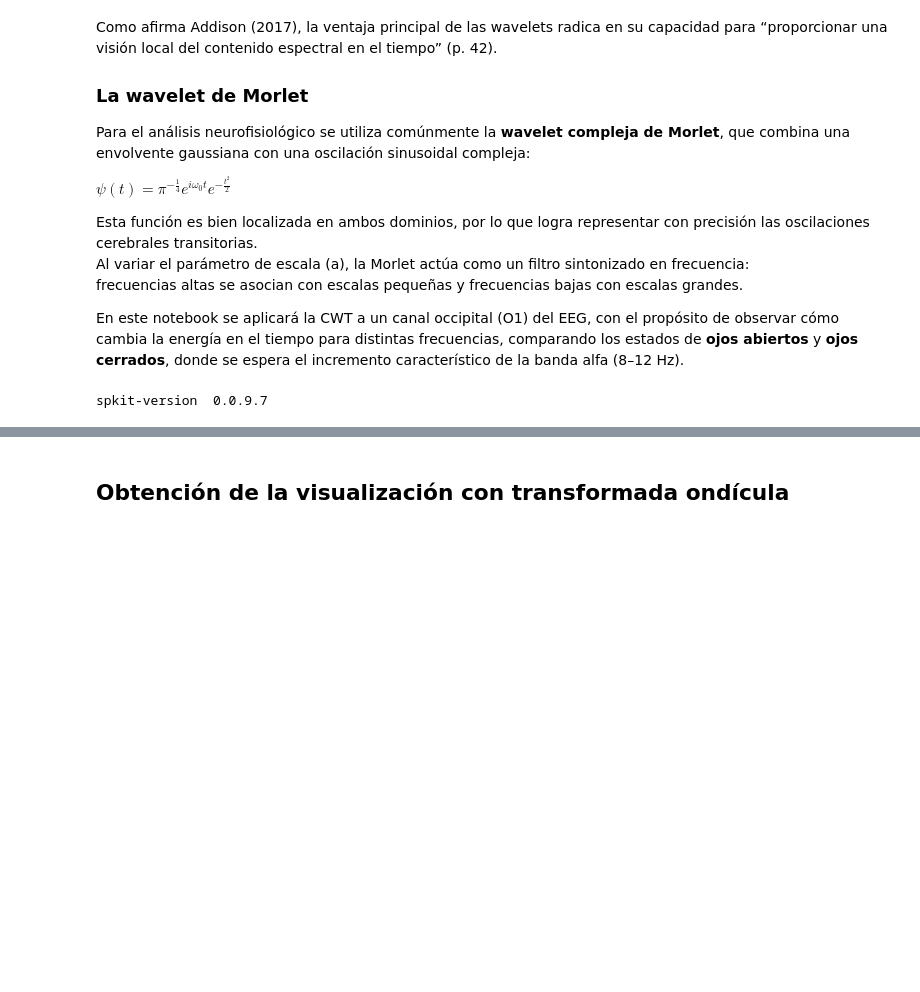
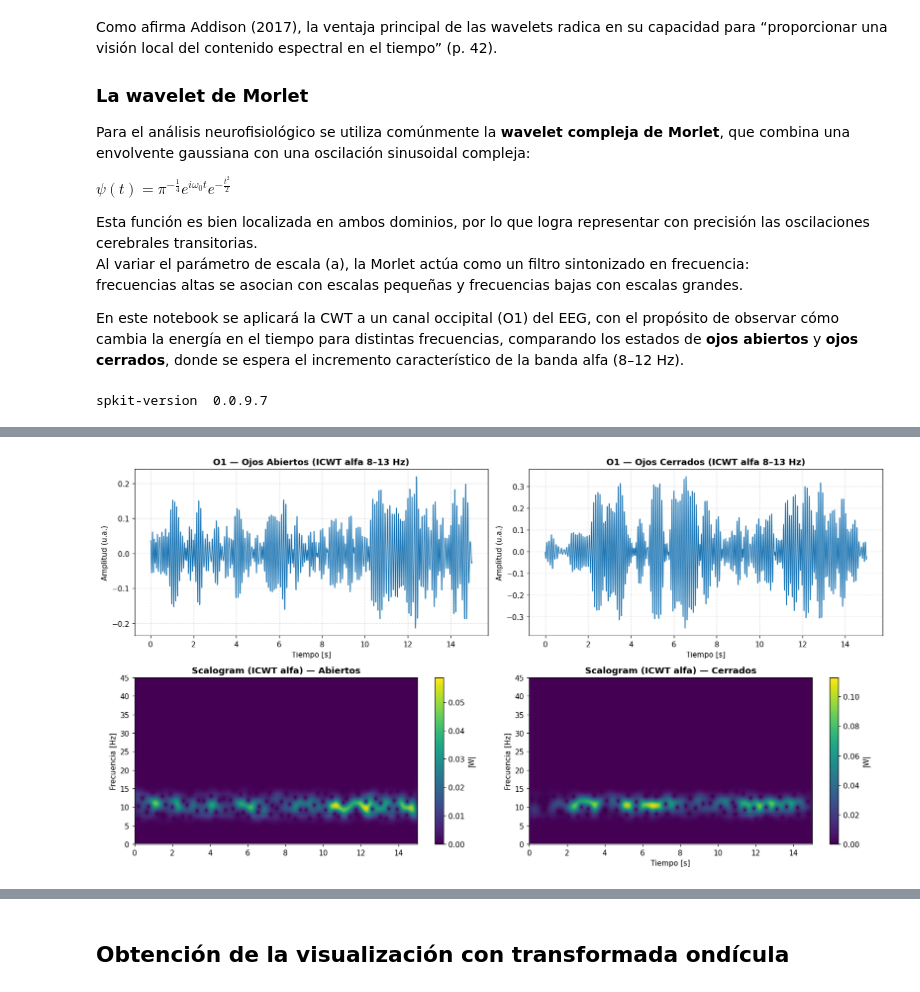
Before and after one commit to vpdiana/DianaTesis, a Jupyter notebook: Notebooks/PPN organizado/N5w.ipynb, the cells around one changed output, grey strips where cells are left out. Saved outputs shown, nothing was run; the diff lists cells and outputs as text; code cells hidden in the pictures; blank space fills up the shorter version.

```diff
--- a/Notebooks/PPN organizado/N5w.ipynb
+++ b/Notebooks/PPN organizado/N5w.ipynb
@@ -85,3 +414,51 @@ for i in range (0,14):
+# %%
+# ============================================
+# 5.12 Señal reconstruida (alfa) + escalograma de verificación
+# ============================================
+
+fig, axes = plt.subplots(2, 2, figsize=(15, 8), dpi=110)
+
+# Señal temporal filtrada en alfa — Ojos Abiertos
+axes[0,0].plot(t_ab, iwave_abiertos, lw=1.1)
+axes[0,0].set_title("O1 — Ojos Abiertos (ICWT alfa 8–13 Hz)", fontweight='bold')
+axes[0,0].set_xlabel("Tiempo [s]"); axes[0,0].set_ylabel("Amplitud (u.a.)")
+axes[0,0].grid(ls='--', alpha=0.4)
+
+# Señal temporal filtrada en alfa — Ojos Cerrados
+axes[0,1].plot(t_ce, iwave_cerrados, lw=1.1)
+axes[0,1].set_title("O1 — Ojos Cerrados (ICWT alfa 8–13 Hz)", fontweight='bold')
+axes[0,1].set_xlabel("Tiempo [s]"); axes[0,1].set_ylabel("Amplitud (u.a.)")
+axes[0,1].grid(ls='--', alpha=0.4)
+
+# Para corroborar que la reconstrucción retiene energía principalmente en alfa,
+# hacemos un scalogram rápido sobre la iwave reconstruida (como en tu N5w).
+sig_verif = np.linspace(0.1, 45.0, 128 * 45)
+
+# Escalograma de la iwave — Abiertos
+XWa_ab, Sa_ab = spkit.cwt.ScalogramCWT(iwave_abiertos, t_ab, fs=fm, wType='Morlet', sig=sig_verif)
+im1 = axes[1,0].imshow(np.abs(XWa_ab), aspect='auto', origin='lower',
+                       extent=[t_ab[0], t_ab[-1], Sa_ab[0], Sa_ab[-1]], interpolation='sinc')
+axes[1,0].set_title("Scalogram (ICWT alfa) — Abiertos", fontweight='bold')
+axes[1,0].set_ylabel("Frecuencia [Hz]")
+fig.colorbar(im1, ax=axes[1,0], label="|W|")
+
+# Escalograma de la iwave — Cerrados
+XWa_ce, Sa_ce = spkit.cwt.ScalogramCWT(iwave_cerrados, t_ce, fs=fm, wType='Morlet', sig=sig_verif)
+im2 = axes[1,1].imshow(np.abs(XWa_ce), aspect='auto', origin='lower',
+                       extent=[t_ce[0], t_ce[-1], Sa_ce[0], Sa_ce[-1]], interpolation='sinc')
+axes[1,1].set_title("Scalogram (ICWT alfa) — Cerrados", fontweight='bold')
+axes[1,1].set_xlabel("Tiempo [s]"); axes[1,1].set_ylabel("Frecuencia [Hz]")
+fig.colorbar(im2, ax=axes[1,1], label="|W|")
+
+# Enfatizar rango alfa en los escalogramas
+for ax in (axes[1,0], axes[1,1]):
+    ax.set_ylim(0, 45)
+    ax.axhspan(8, 13, color='k', alpha=0.08)  # franja visual de 8–13 Hz
+
+plt.tight_layout()
+plt.show()
+# %% [output]
+[figure, added]
 # %%
 tmp=pd.DataFrame(aaa, nombres)
 datosfilt=tmp.transpose()
```
Also changed, not shown: parts of 11 cells of this notebook.
